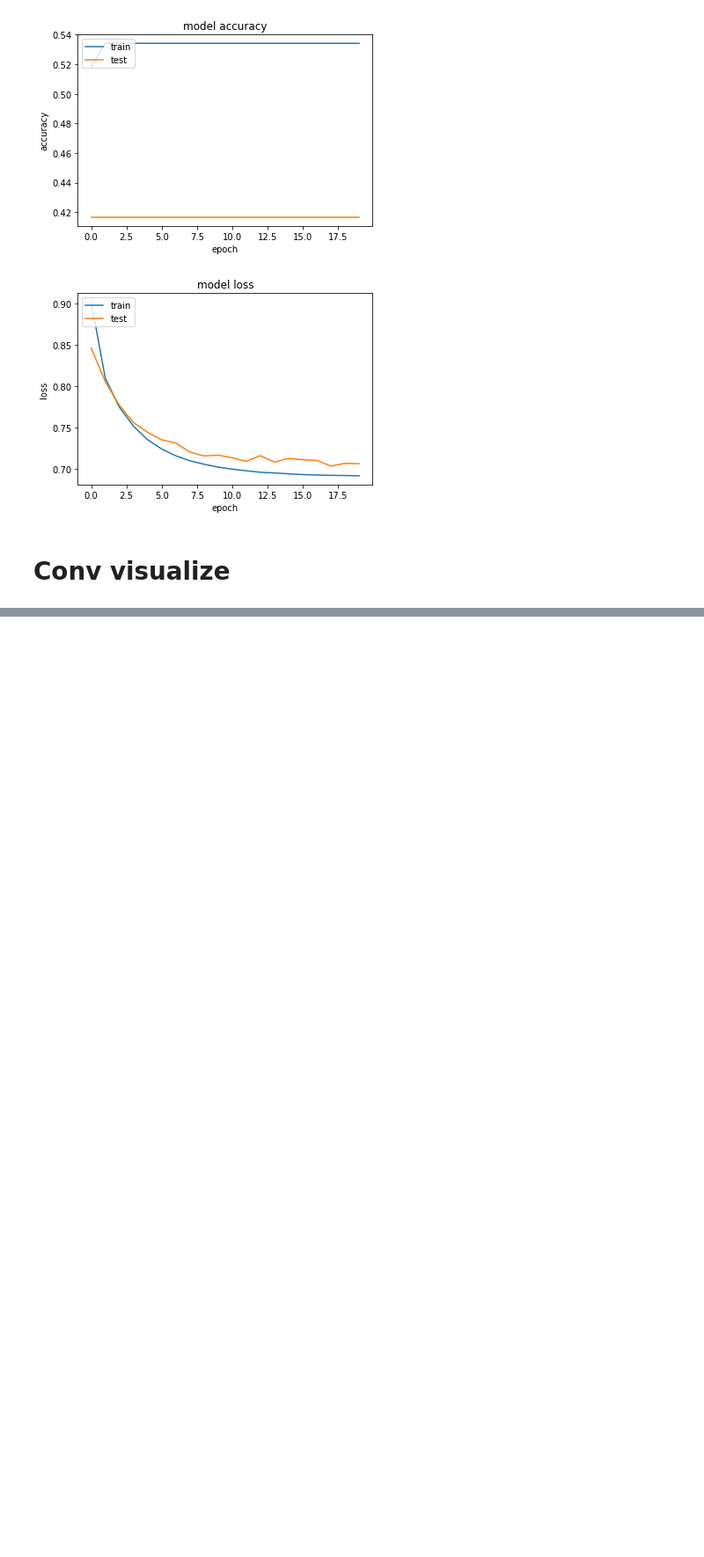
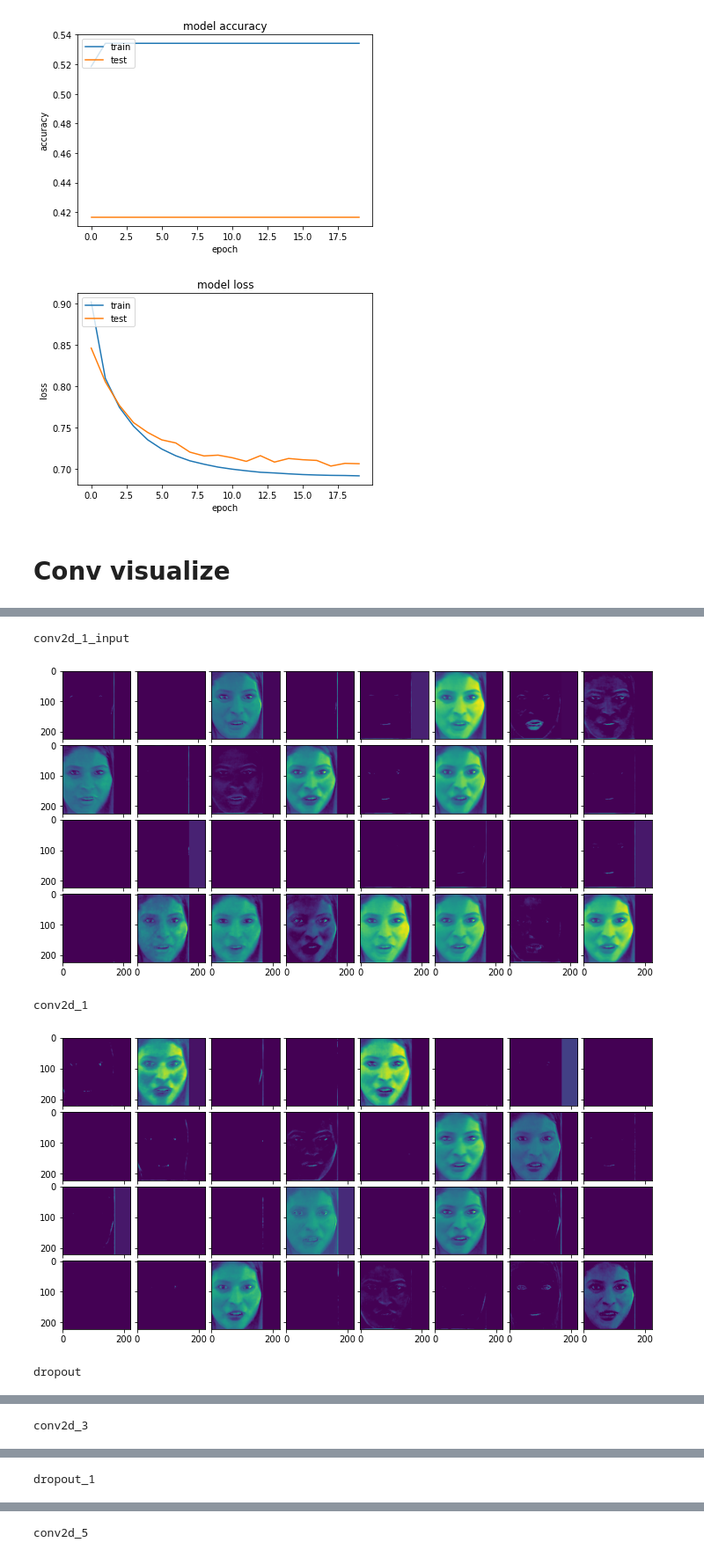
Before and after one commit to sowmen/Deepfake-Challenge-Kaggle, a Jupyter notebook: Logistic_Network_Baseline.ipynb, the cells around one changed output, grey strips where cells are left out. Shown at 88% size. Drawn from its saved outputs; the diff is of its cells as text; code cells hidden in the pictures; blank space fills up the shorter version.

```diff
--- a/Logistic_Network_Baseline.ipynb
+++ b/Logistic_Network_Baseline.ipynb
@@ -1107,0 +1122,5 @@ for layer_name, layer_activation in zip(layer_names, activations): # Displays th
+# %%
+ixs = [0,1,4,5,8,9]
+outputs = [modelv.layers[i].output for i in ixs]
+viz_model = Model(inputs=modelv.inputs, outputs=outputs)
+viz_model.summary()
@@ -1107,0 +1145,24 @@ for layer_name, layer_activation in zip(layer_names, activations): # Displays th
+# %%
+feature_maps = viz_model.predict(img)
+
+for (fmap, name) in zip(feature_maps,ixs):
+    ix = 1
+    print(viz_model.layers[name].name)
+    name += 1
+    fig = plt.figure(figsize=(12, 12))
+    grid = ImageGrid(fig, 111,  # similar to subplot(111)
+                    nrows_ncols=(4, 8),  # creates 2x2 grid of axes
+                    axes_pad=0.1,  # pad between axes in inch.
+                    )
+    for ax in grid:
+        # plot filter channel in grayscale
+        ax.imshow(fmap[0, :, :, ix-1])
+        ix += 1
+	# show the figure
+    plt.show()
+# %% [output]
+conv2d_1_input
+[figure, added]
+conv2d_1
+[figure, added]
+dropout
@@ -1107,0 +1170 @@ for layer_name, layer_activation in zip(layer_names, activations): # Displays th
+conv2d_3
@@ -1107,0 +1172 @@ for layer_name, layer_activation in zip(layer_names, activations): # Displays th
+dropout_1
@@ -1107,0 +1174 @@ for layer_name, layer_activation in zip(layer_names, activations): # Displays th
+conv2d_5
```
Also changed, not shown: parts of 21 cells of this notebook.
